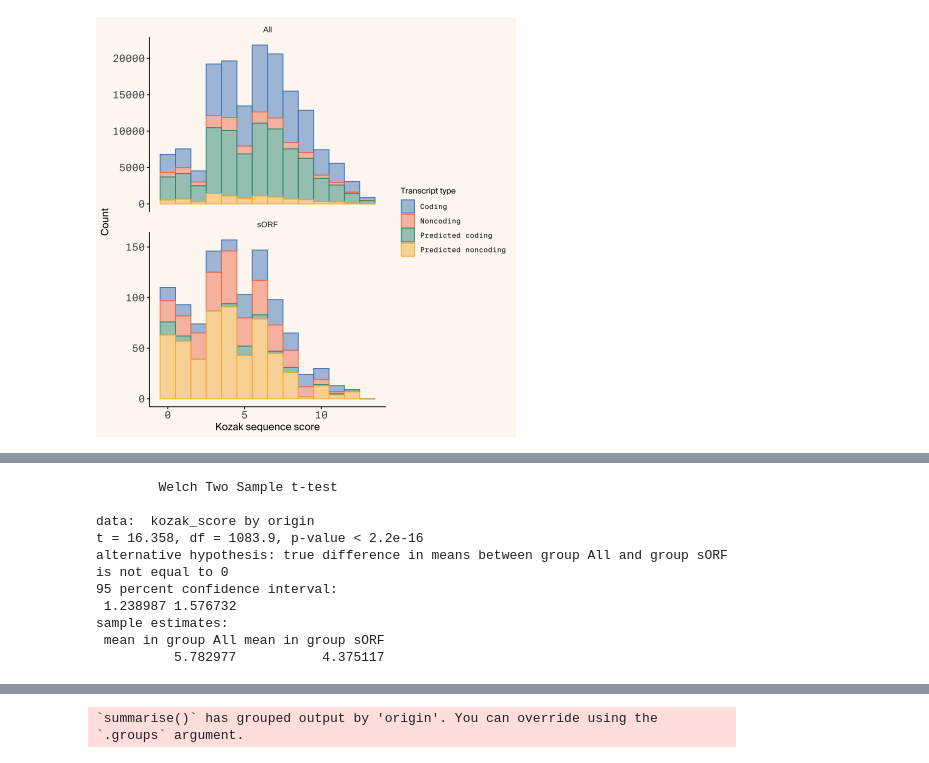
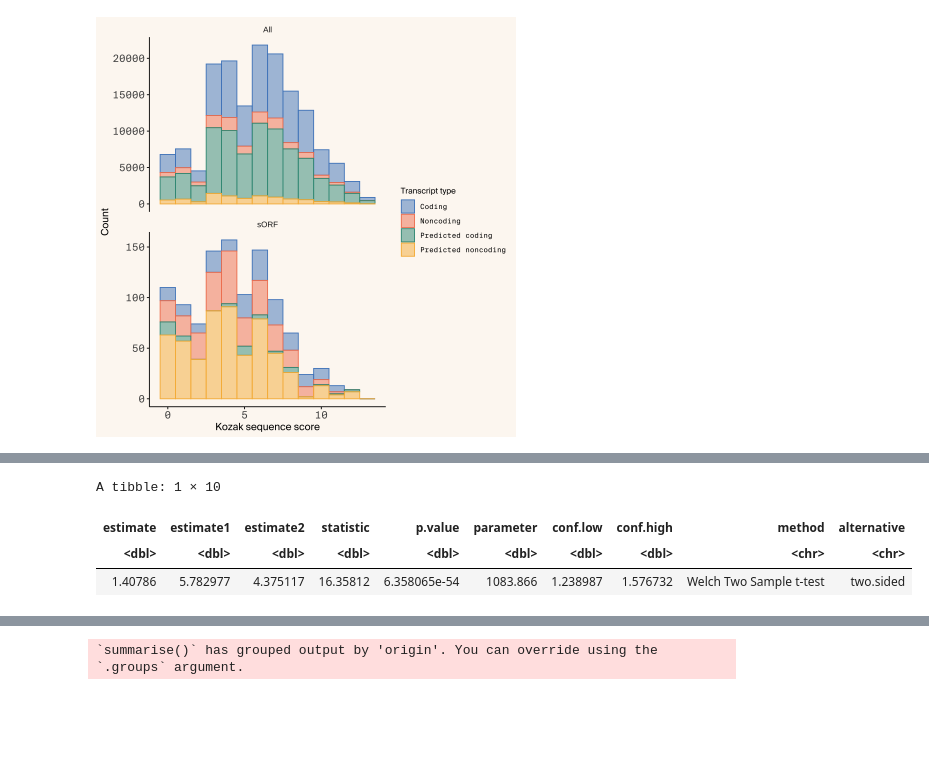
Before and after one commit to Arcadia-Science/2024-peptigate-evaluation, a Jupyter notebook: evaluation/kozak_scores/20240614-compare-kozak-scores.ipynb, the cells around one changed output, grey strips where cells are left out. Drawn from its saved outputs; the diff is of its cells as text; code cells hidden in the pictures; blank space fills up the shorter version.

```diff
--- a/evaluation/kozak_scores/20240614-compare-kozak-scores.ipynb
+++ b/evaluation/kozak_scores/20240614-compare-kozak-scores.ipynb
@@ -165,15 +134,9 @@ A tibble: 4 × 10
 # %%
 t_test_result <- t.test(kozak_score ~ origin, data = kozak)
 
-t_test_result
+tidy(t_test_result)
 # %% [output]
-        Welch Two Sample t-test
-
-data:  kozak_score by origin
-t = 16.358, df = 1083.9, p-value < 2.2e-16
-alternative hypothesis: true difference in means between group All and group sORF is not equal to 0
-95 percent confidence interval:
- 1.238987 1.576732
-sample estimates:
- mean in group All mean in group sORF
-          5.782977           4.375117
+A tibble: 1 × 10
+| estimate | estimate1 | estimate2 | statistic | p.value | parameter | conf.low | conf.high | method | alternative |
+| <dbl> | <dbl> | <dbl> | <dbl> | <dbl> | <dbl> | <dbl> | <dbl> | <chr> | <chr> |
+| 1.40786 | 5.782977 | 4.375117 | 16.35812 | 6.358065e-54 | 1083.866 | 1.238987 | 1.576732 | Welch Two Sample t-test | two.sided |
```
Also changed, not shown: parts of 4 cells of this notebook.
